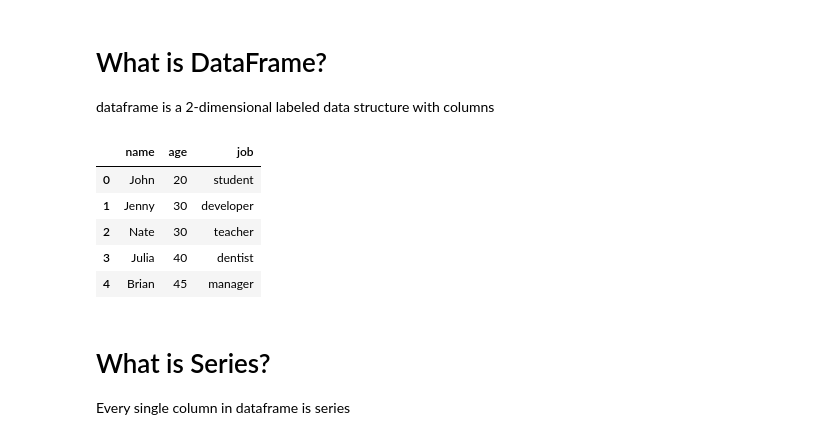
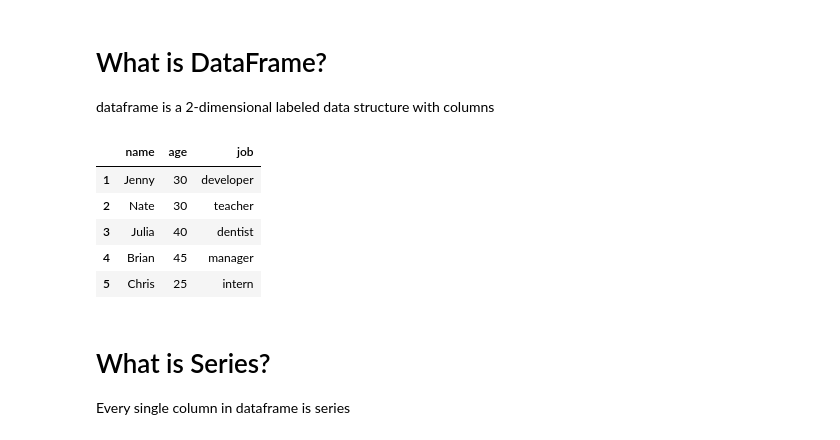
Before and after one commit to eung33/learncode, a Jupyter notebook: pandas-master/Pandas_Cheatsheet.ipynb, the cells around one changed output. Saved outputs shown, nothing was run; the diff lists cells and outputs as text; code cells hidden in the pictures.

```diff
--- a/pandas-master/Pandas_Cheatsheet.ipynb
+++ b/pandas-master/Pandas_Cheatsheet.ipynb
@@ -18,14 +8,14 @@ data_frame
 # What is DataFrame?
 dataframe is a 2-dimensional labeled data structure with columns
 # %%
-data_frame.head()
+data_frame.tail()
 # %% [output]
 |  | name | age | job |
-| 0 | John | 20 | student |
 | 1 | Jenny | 30 | developer |
 | 2 | Nate | 30 | teacher |
 | 3 | Julia | 40 | dentist |
 | 4 | Brian | 45 | manager |
+| 5 | Chris | 25 | intern |
 # %% [markdown]
 # What is Series?
 Every single column in dataframe is series
```
Also changed, not shown: parts of 68 cells of this notebook, 23 other files.
